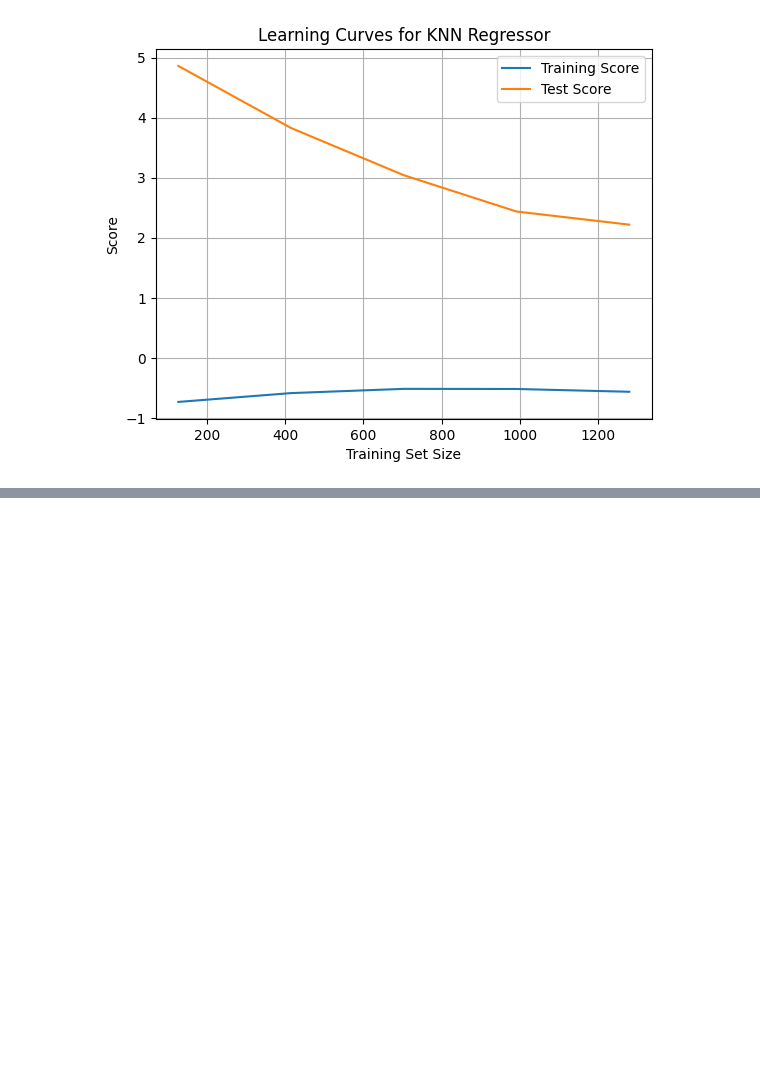
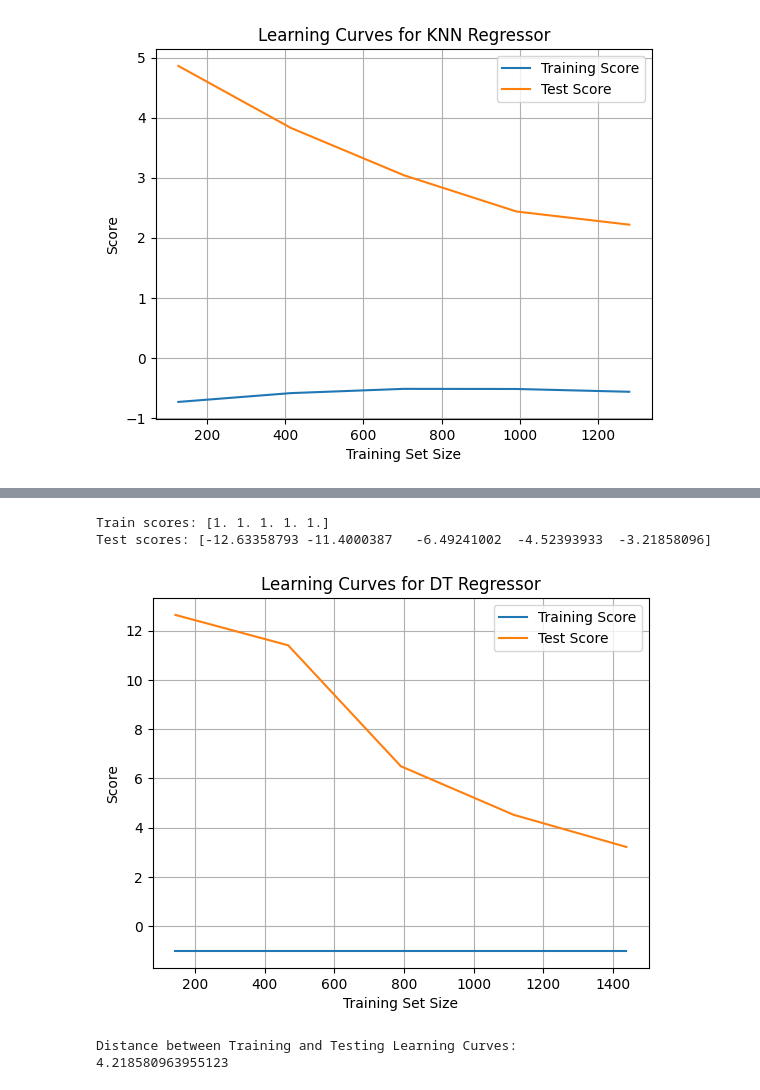
Before and after one commit to Prajaktahz/ML-Practice-Uni, a Jupyter notebook: Prac-2-Preprocessing_Task_2.ipynb, the cells around one changed output, grey strips where cells are left out. Saved outputs shown, nothing was run; the diff lists cells and outputs as text; code cells hidden in the pictures; blank space fills up the shorter version.

```diff
--- a/Prac-2-Preprocessing_Task_2.ipynb
+++ b/Prac-2-Preprocessing_Task_2.ipynb
@@ -255 +357,34 @@ Test scores: [-4.85986142 -3.82650968 -3.04114819 -2.43667582 -2.21812715]
+# %%
+train_sizes, train_scores, test_scores = learning_curve(new_predictor_dt, X, y, cv=10,random_state=0)
+print('Train scores: ' + str(np.mean(train_scores, axis=1)))
+print('Test scores: ' + str(np.mean(test_scores, axis=1)))
+
+# Plot the learning curves
+plt.figure()
+plt.title("Learning Curves for DT Regressor")
+plt.xlabel("Training Set Size")
+plt.ylabel("Score")
+plt.grid()
+
+plt.plot(train_sizes, -np.mean(train_scores, axis=1), label="Training Score")
+plt.plot(train_sizes, -np.mean(test_scores, axis=1), label="Test Score")
+
+plt.legend()
+plt.show()
+# %% [output]
+Train scores: [1. 1. 1. 1. 1.]
+Test scores: [-12.63358793 -11.4000387   -6.49241002  -4.52393933  -3.21858096]
+[figure, added]
+# %%
+score_diff = train_scores - test_scores
+
+print("Distance between Training and Testing Learning Curves:")
+score_diff_list = []
+for i, size in enumerate(train_sizes):
+    score_diff_list.append(np.mean(score_diff[i]))
+
+print(min(score_diff_list))
+# %% [output]
+Distance between Training and Testing Learning Curves:
+4.218580963955123
 # %%
```
Also changed, not shown: parts of 14 cells of this notebook.
